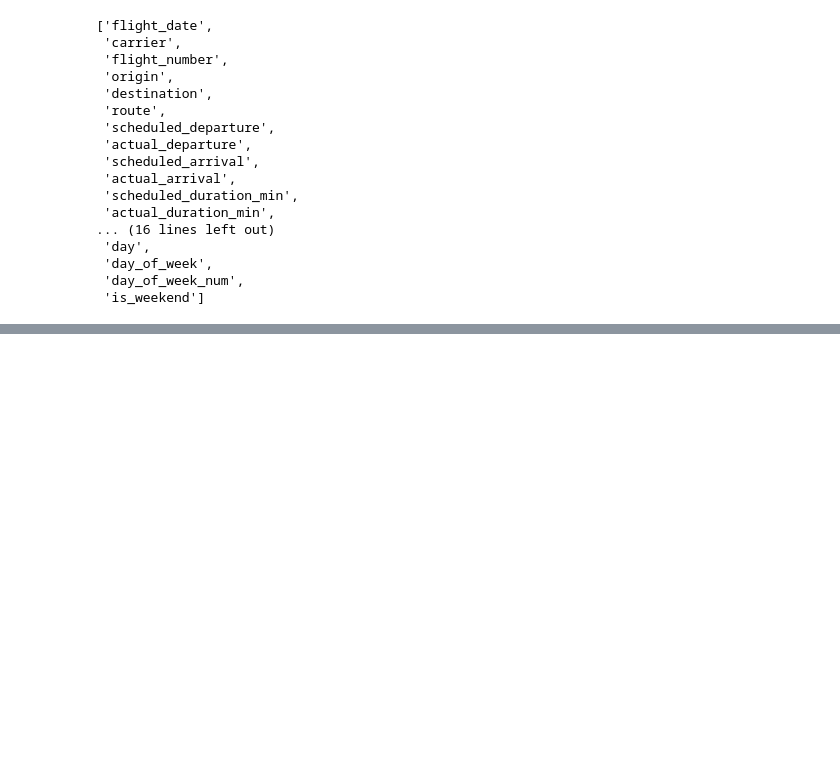
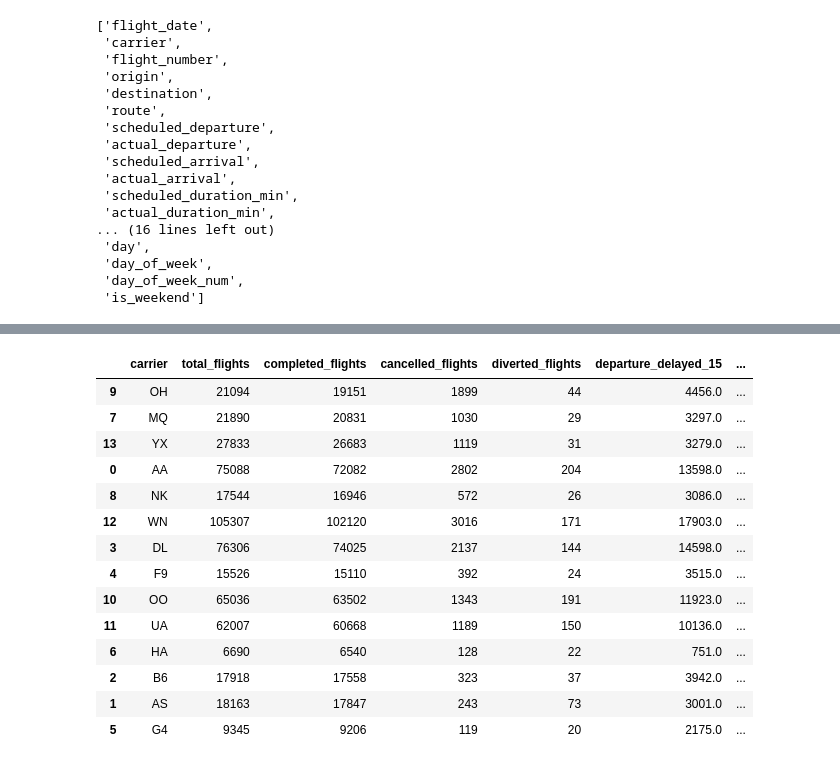
Before and after one commit to AmitParmar3/USA-Flight-Data-Visualiser, a Jupyter notebook: Notebooks/01_data_exploration.ipynb, the cells around one changed output, grey strips where cells are left out. Drawn from its saved outputs; the diff is of its cells as text; code cells hidden in the pictures; blank space fills up the shorter version.

```diff
--- a/Notebooks/01_data_exploration.ipynb
+++ b/Notebooks/01_data_exploration.ipynb
@@ -636,0 +633,40 @@ print("Unique flight IDs:", flight_fact["flight_id"].nunique())
+# %%
+import importlib
+import src.analytics
+
+importlib.reload(src.analytics)
+
+carrier_metrics = src.analytics.calculate_carrier_metrics(
+    flight_fact
+)
+
+carrier_metrics
+
+carrier_metrics.sort_values(
+    "arrival_delay_rate",
+    ascending=False
+)
+carrier_metrics.sort_values(
+    "cancellation_rate",
+    ascending=False
+)
+carrier_metrics.sort_values(
+    "total_flights",
+    ascending=False
+)
+# %% [output]
+|  | carrier | total_flights | completed_flights | cancelled_flights | diverted_flights | departure_delayed_15 | ... |
+| 9 | OH | 21094 | 19151 | 1899 | 44 | 4456.0 | ... |
+| 7 | MQ | 21890 | 20831 | 1030 | 29 | 3297.0 | ... |
+| 13 | YX | 27833 | 26683 | 1119 | 31 | 3279.0 | ... |
+| 0 | AA | 75088 | 72082 | 2802 | 204 | 13598.0 | ... |
+| 8 | NK | 17544 | 16946 | 572 | 26 | 3086.0 | ... |
+| 12 | WN | 105307 | 102120 | 3016 | 171 | 17903.0 | ... |
+| 3 | DL | 76306 | 74025 | 2137 | 144 | 14598.0 | ... |
+| 4 | F9 | 15526 | 15110 | 392 | 24 | 3515.0 | ... |
+| 10 | OO | 65036 | 63502 | 1343 | 191 | 11923.0 | ... |
+| 11 | UA | 62007 | 60668 | 1189 | 150 | 10136.0 | ... |
+| 6 | HA | 6690 | 6540 | 128 | 22 | 751.0 | ... |
+| 2 | B6 | 17918 | 17558 | 323 | 37 | 3942.0 | ... |
+| 1 | AS | 18163 | 17847 | 243 | 73 | 3001.0 | ... |
+| 5 | G4 | 9345 | 9206 | 119 | 20 | 2175.0 | ... |
```
Also changed, not shown: parts of 1 cell of this notebook, 1 other file.
